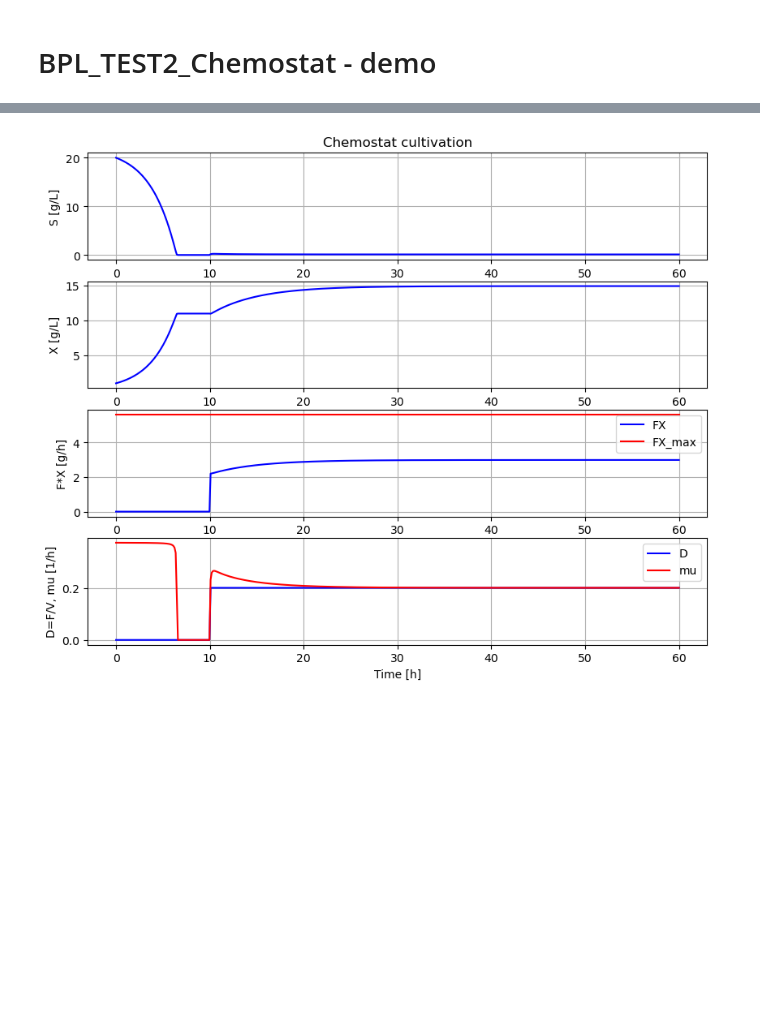
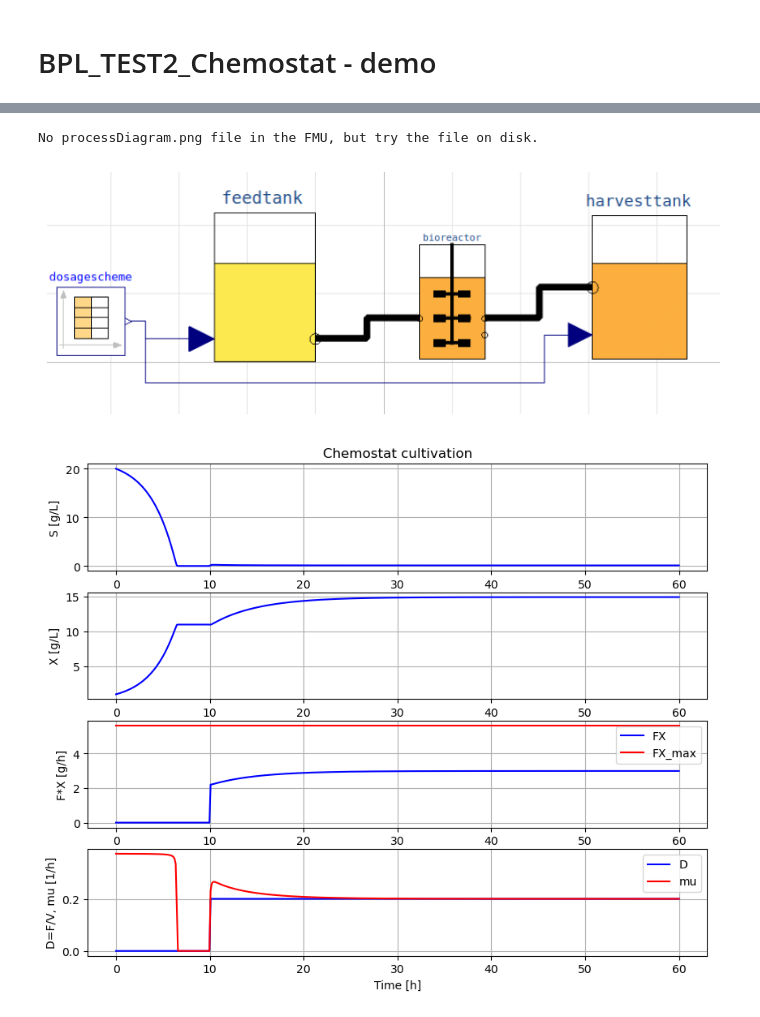
Before and after one commit to janpeter19/BPL_TEST2_Chemostat, a Jupyter notebook: BPL_TEST2_Chemostat.ipynb, the cells around one changed output, grey strips where cells are left out. Cells and saved outputs as stored; diff of their text form; code cells hidden in the pictures; blank space fills up the shorter version.

Commit message:
Update FMU-explore 0.9.8 and process diagram

```diff
--- a/BPL_TEST2_Chemostat.ipynb
+++ b/BPL_TEST2_Chemostat.ipynb
@@ -21,6 +22,11 @@ Key system information is listed with the command system_info()
 # %%
 %matplotlib inline
 plt.rcParams['figure.figsize'] = [25/2.54, 20/2.54]
+# %%
+process_diagram()
+# %% [output]
+No processDiagram.png file in the FMU, but try the file on disk.
+[figure, added]
 # %%
 newplot()
 par(Y=0.50, qSmax=0.75,  Ks=0.1)         # Culture parameters
```
Also changed, not shown: parts of 2 cells of this notebook, 6 other files.
